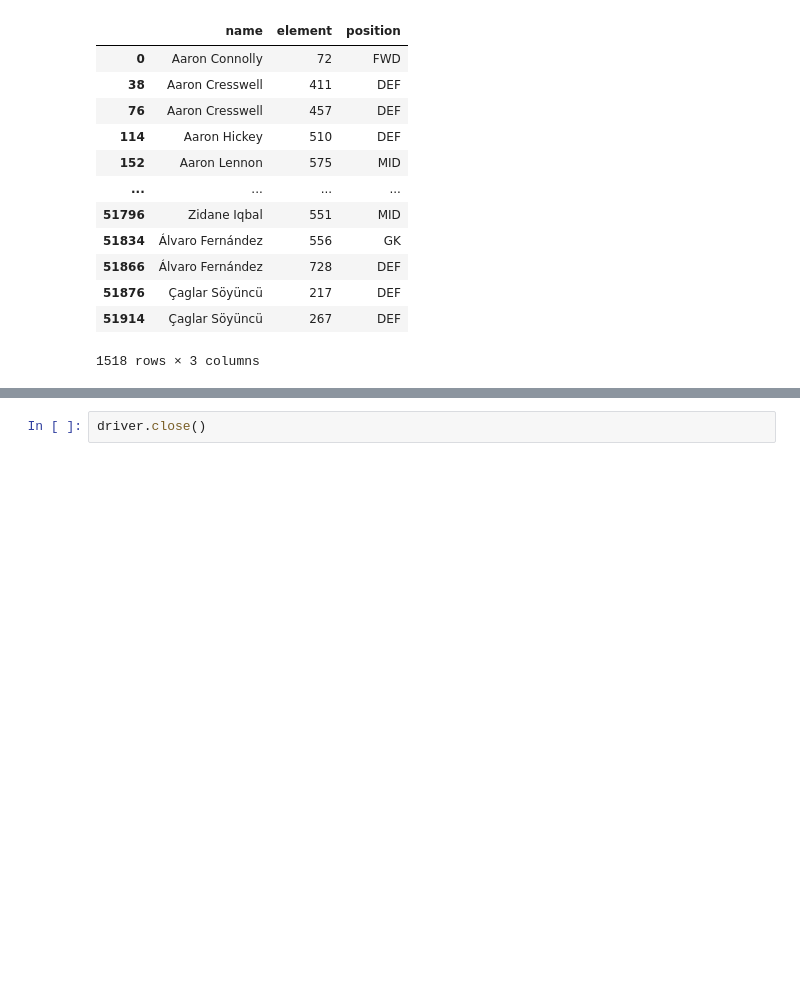
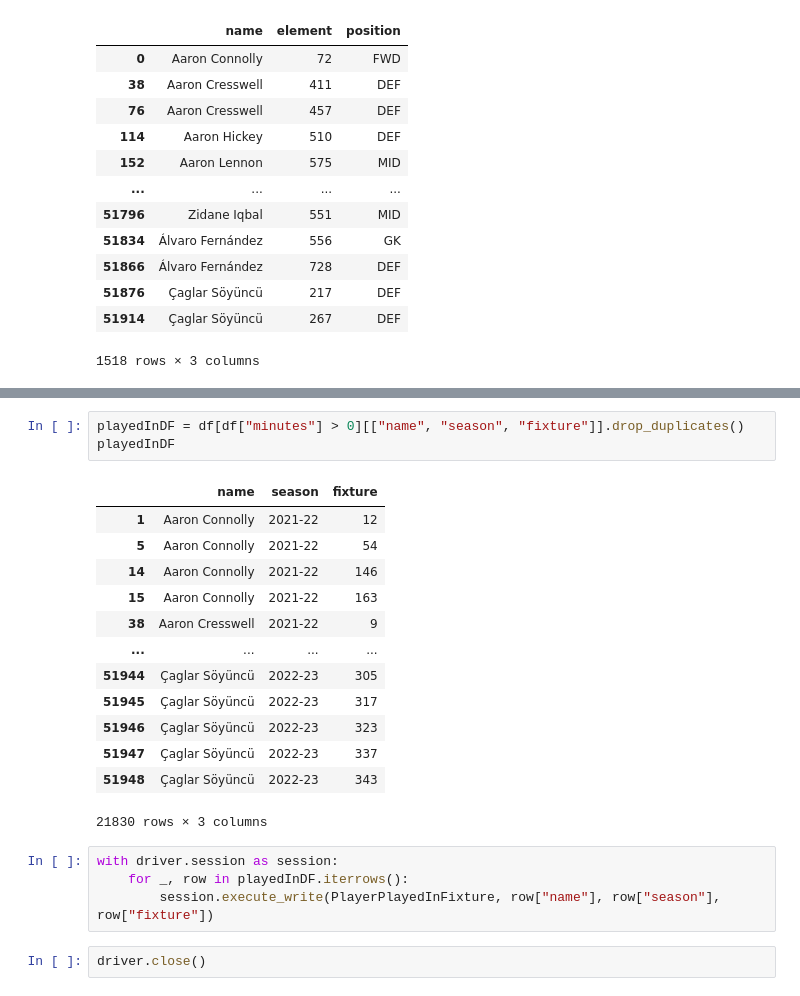
Before and after one commit to omarabushanab/FPL-Predictive-Model, a Jupyter notebook: MS2/FPL/ms2.ipynb, the cells around one changed output, grey strips where cells are left out. Drawn from its saved outputs; the diff is of its cells as text; blank space fills up the shorter version.

```diff
--- a/MS2/FPL/ms2.ipynb
+++ b/MS2/FPL/ms2.ipynb
@@ -359,2 +384,23 @@ playerPositions
+# %%
+playedInDF = df[df["minutes"] > 0][["name", "season", "fixture"]].drop_duplicates()
+playedInDF
+# %% [output]
+|  | name | season | fixture |
+| 1 | Aaron Connolly | 2021-22 | 12 |
+| 5 | Aaron Connolly | 2021-22 | 54 |
+| 14 | Aaron Connolly | 2021-22 | 146 |
+| 15 | Aaron Connolly | 2021-22 | 163 |
+| 38 | Aaron Cresswell | 2021-22 | 9 |
+| ... | ... | ... | ... |
+| 51944 | Çaglar Söyüncü | 2022-23 | 305 |
+| 51945 | Çaglar Söyüncü | 2022-23 | 317 |
+| 51946 | Çaglar Söyüncü | 2022-23 | 323 |
+| 51947 | Çaglar Söyüncü | 2022-23 | 337 |
+| 51948 | Çaglar Söyüncü | 2022-23 | 343 |
+21830 rows × 3 columns
+# %%
+with driver.session as session:
+    for _, row in playedInDF.iterrows():
+        session.execute_write(PlayerPlayedInFixture, row["name"], row["season"], row["fixture"])
 # %%
 driver.close()
```
Also changed, not shown: parts of 11 cells of this notebook.
